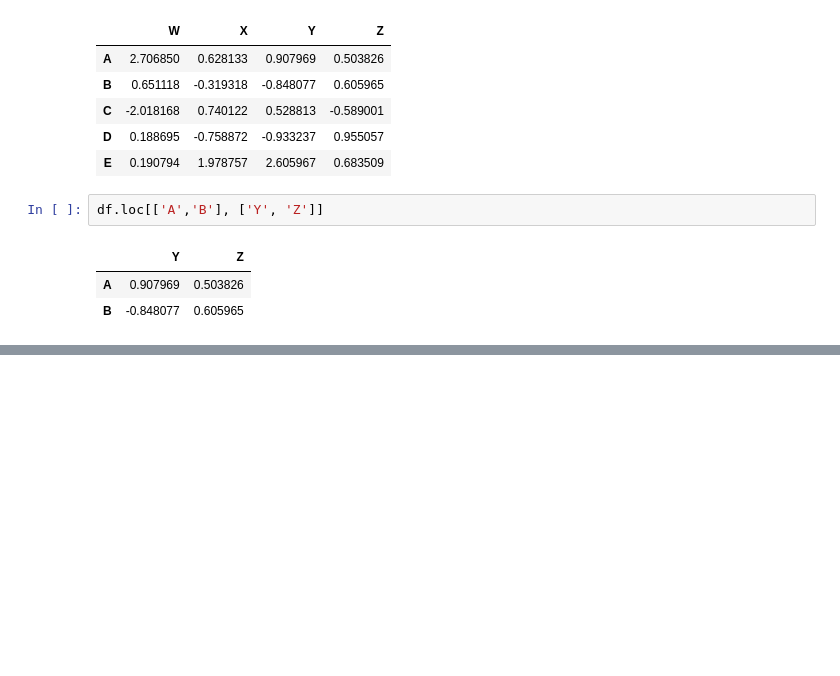
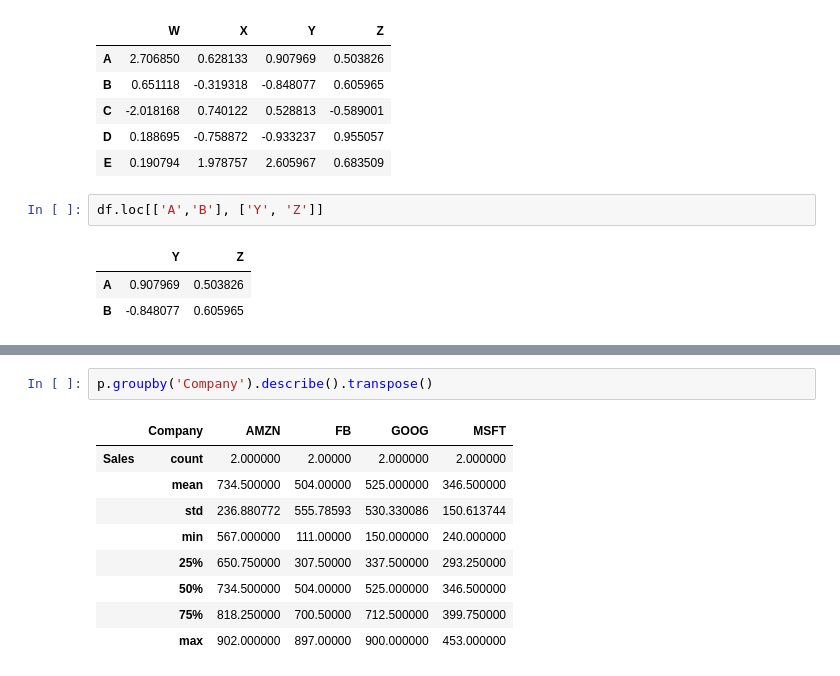
Before and after one commit to 130-SanaAsif/Data-Analysis, a Jupyter notebook: python basics and advanced/Pandas(Basic).ipynb, the cells around one changed output, grey strips where cells are left out. Cells and saved outputs as stored; diff of their text form; blank space fills up the shorter version.

```diff
--- a/python basics and advanced/Pandas(Basic).ipynb
+++ b/python basics and advanced/Pandas(Basic).ipynb
@@ -206,0 +603,12 @@ df.loc[['A','B'], ['Y', 'Z']]
+# %%
+p.groupby('Company').describe().transpose()
+# %% [output]
+|  | Company | AMZN | FB | GOOG | MSFT |
+| Sales | count | 2.000000 | 2.00000 | 2.000000 | 2.000000 |
+|  | mean | 734.500000 | 504.00000 | 525.000000 | 346.500000 |
+|  | std | 236.880772 | 555.78593 | 530.330086 | 150.613744 |
+|  | min | 567.000000 | 111.00000 | 150.000000 | 240.000000 |
+|  | 25% | 650.750000 | 307.50000 | 337.500000 | 293.250000 |
+|  | 50% | 734.500000 | 504.00000 | 525.000000 | 346.500000 |
+|  | 75% | 818.250000 | 700.50000 | 712.500000 | 399.750000 |
+|  | max | 902.000000 | 897.00000 | 900.000000 | 453.000000 |
```
Also changed, not shown: parts of 88 cells of this notebook, 4 other files.
